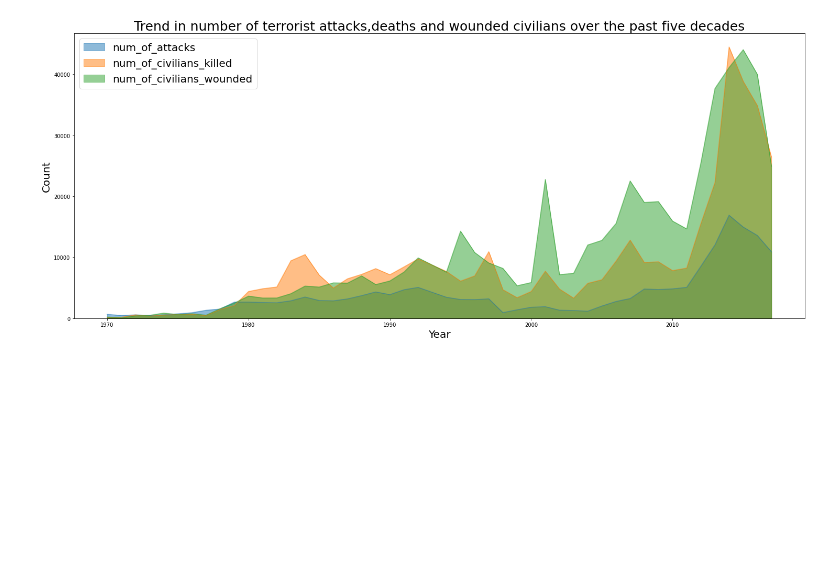
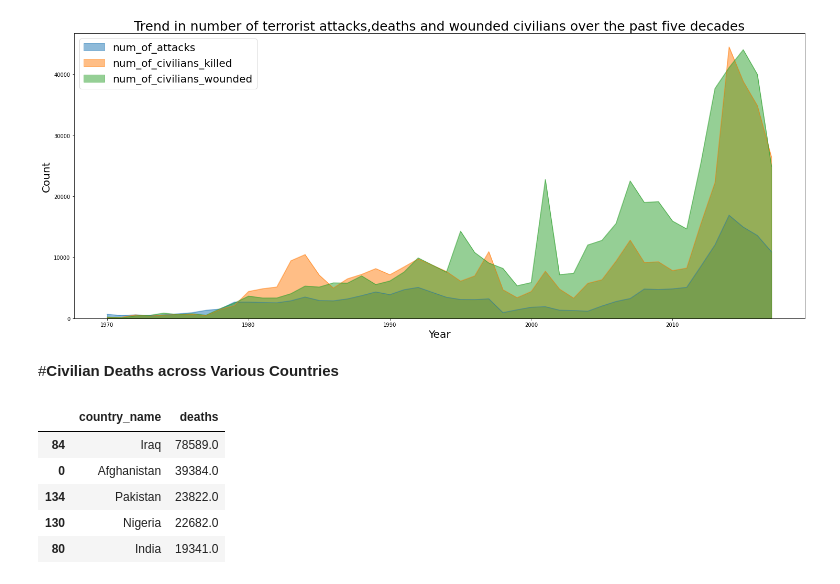
Before and after one commit to manjusreekc/EDA-Global-Terrorism-Analysis, a Jupyter notebook: Global_Terrorism_Analysis_EDA_Capstone_Project.ipynb, the cells around one changed output. Cells and saved outputs as stored; diff of their text form; code cells hidden in the pictures; blank space fills up the shorter version.

```diff
--- a/Global_Terrorism_Analysis_EDA_Capstone_Project.ipynb
+++ b/Global_Terrorism_Analysis_EDA_Capstone_Project.ipynb
@@ -556,3 +556,16 @@ plt.ylabel("Count",fontsize=20)
 plt.show()
 # %% [output]
 [figure]
+# %% [markdown]
+#**Civilian Deaths across Various Countries**
+# %%
+country = gtd_df.groupby('country_name')['deaths'].sum().reset_index().sort_values(by = 'deaths', ascending = False)
+# %%
+country.head()
+# %% [output]
+|  | country_name | deaths |
+| 84 | Iraq | 78589.0 |
+| 0 | Afghanistan | 39384.0 |
+| 134 | Pakistan | 23822.0 |
+| 130 | Nigeria | 22682.0 |
+| 80 | India | 19341.0 |
```
Also changed, not shown: parts of 9 cells of this notebook.
